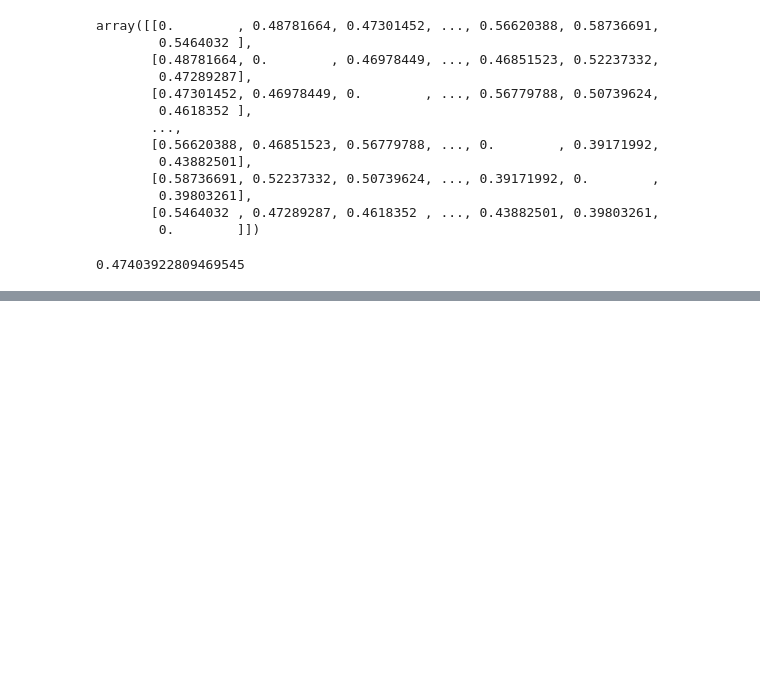
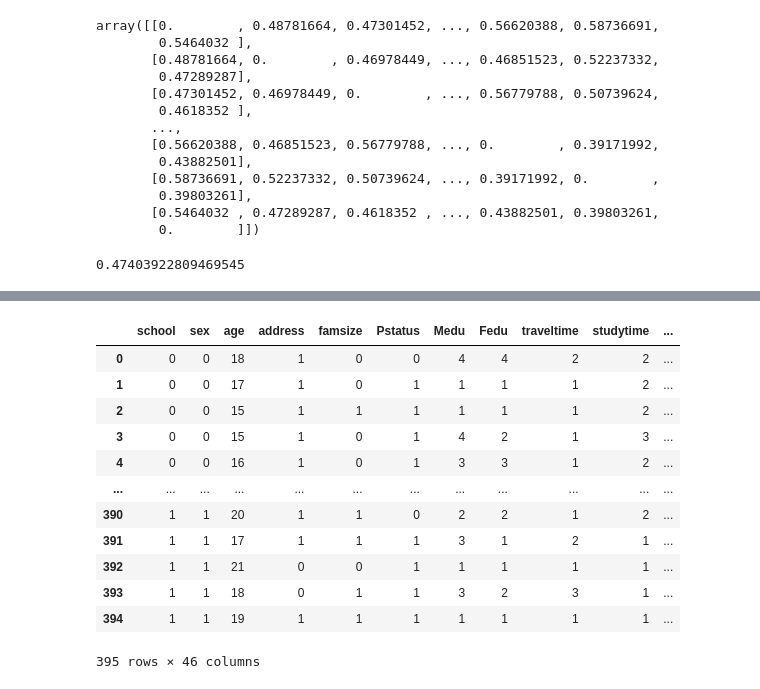
Before and after one commit to IMrXAT/data_mining_lab1, a Jupyter notebook: data_analysis.ipynb, the cells around one changed output, grey strips where cells are left out. Drawn from its saved outputs; the diff is of its cells as text; code cells hidden in the pictures; blank space fills up the shorter version.

```diff
--- a/data_analysis.ipynb
+++ b/data_analysis.ipynb
@@ -147,3 +163,7 @@ array([[0.        , 0.48781664, 0.47301452, ..., 0.56620388, 0.58736691,
 diff_matrix[27, 116]
 # %% [output]
 0.47403922809469545
+# %%
+for i in academic_level_data.values:
+    if i[-1] == 19:
+        print(i)
@@ -149,0 +380,30 @@ diff_matrix[27, 116]
+# %%
+# Преобразование в датасете строкового типа к численному.
+# Бинарные признаки кодируем 0,1
+binary_features = {'school', 'sex', 'address', 'famsize', 'Pstatus', 'schoolsup', 'famsup', 'paid', 'activities', 'nursery', 'higher', 'internet', 'romantic'}
+for i in binary_features:
+    academic_level_data[i] = academic_level_data[i].astype('category')
+    academic_level_data[i] = academic_level_data[i].cat.codes
+
+# Бинаризуем небинарные признаки
+not_binary_features = {'Mjob', 'Fjob', 'reason', 'guardian'}
+
+for i in not_binary_features:
+    academic_level_data = pd.get_dummies(academic_level_data, columns=[i])
+# %%
+df_arr = np.array(academic_level_data)
+academic_level_data
+# %% [output]
+|  | school | sex | age | address | famsize | Pstatus | Medu | Fedu | traveltime | studytime | ... |
+| 0 | 0 | 0 | 18 | 1 | 0 | 0 | 4 | 4 | 2 | 2 | ... |
+| 1 | 0 | 0 | 17 | 1 | 0 | 1 | 1 | 1 | 1 | 2 | ... |
+| 2 | 0 | 0 | 15 | 1 | 1 | 1 | 1 | 1 | 1 | 2 | ... |
+| 3 | 0 | 0 | 15 | 1 | 0 | 1 | 4 | 2 | 1 | 3 | ... |
+| 4 | 0 | 0 | 16 | 1 | 0 | 1 | 3 | 3 | 1 | 2 | ... |
+| ... | ... | ... | ... | ... | ... | ... | ... | ... | ... | ... | ... |
+| 390 | 1 | 1 | 20 | 1 | 1 | 0 | 2 | 2 | 1 | 2 | ... |
+| 391 | 1 | 1 | 17 | 1 | 1 | 1 | 3 | 1 | 2 | 1 | ... |
+| 392 | 1 | 1 | 21 | 0 | 0 | 1 | 1 | 1 | 1 | 1 | ... |
+| 393 | 1 | 1 | 18 | 0 | 1 | 1 | 3 | 2 | 3 | 1 | ... |
+| 394 | 1 | 1 | 19 | 1 | 1 | 1 | 1 | 1 | 1 | 1 | ... |
+395 rows × 46 columns
```
Also changed, not shown: parts of 12 cells of this notebook, 1 other file.
